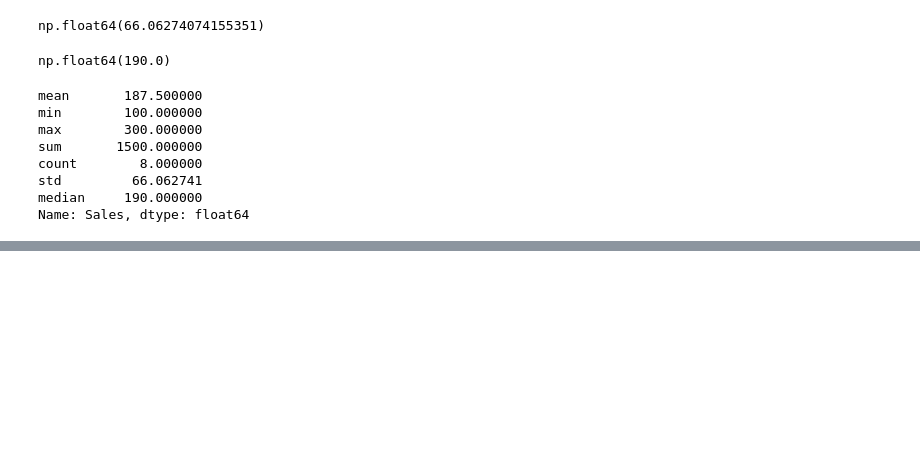
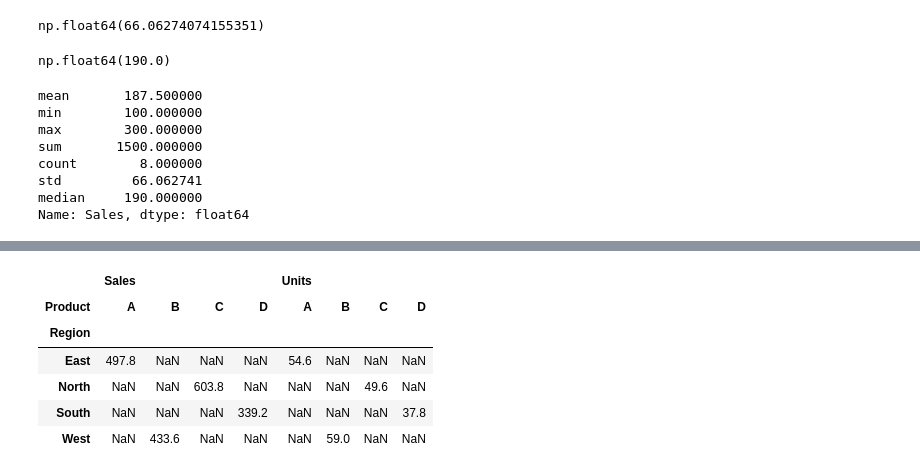
Before and after one commit to dhvanitsavani/Python-AI, a Jupyter notebook: pandas.ipynb, the cells around one changed output, grey strips where cells are left out. Drawn from its saved outputs; the diff is of its cells as text; code cells hidden in the pictures; blank space fills up the shorter version.

```diff
--- a/pandas.ipynb
+++ b/pandas.ipynb
@@ -516,0 +566,11 @@ Name: Sales, dtype: float64
+# %%
+pivot_table_2 = pd.pivot_table(data=df, values=['Sales', 'Units'], index='Region', columns='Product')
+pivot_table_2
+# %% [output]
+|  | Sales |  |  |  | Units |  |  |  |
+| Product | A | B | C | D | A | B | C | D |
+| Region |  |  |  |  |  |  |  |  |
+| East | 497.8 | NaN | NaN | NaN | 54.6 | NaN | NaN | NaN |
+| North | NaN | NaN | 603.8 | NaN | NaN | NaN | 49.6 | NaN |
+| South | NaN | NaN | NaN | 339.2 | NaN | NaN | NaN | 37.8 |
+| West | NaN | 433.6 | NaN | NaN | NaN | 59.0 | NaN | NaN |
```
Also changed, not shown: parts of 18 cells of this notebook.
